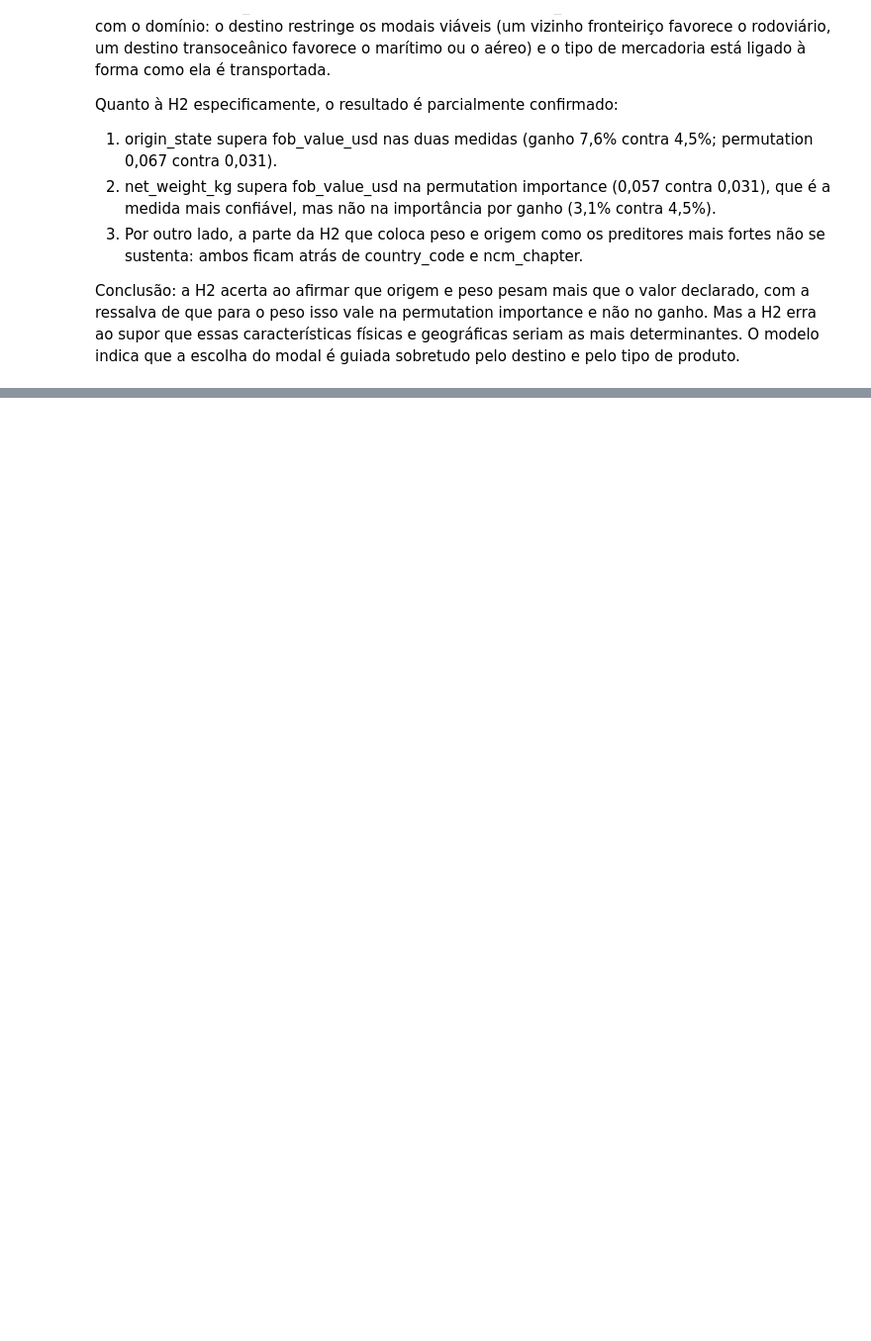
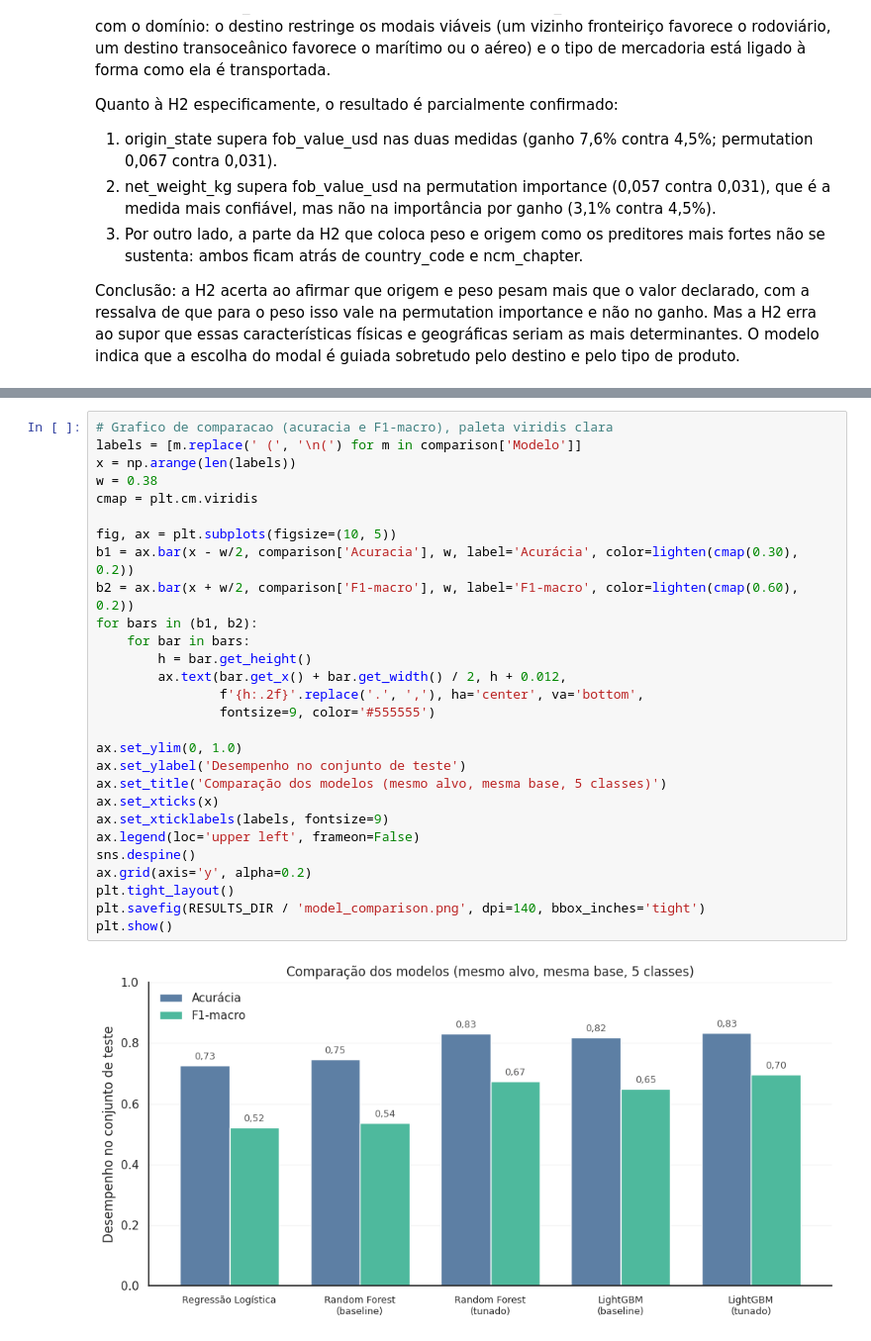
Before and after one commit to PamLissa/br-foreign-trade-analysis, a Jupyter notebook: milestone-4/notebooks/lightgbm_modeling.ipynb, the cells around one changed output, grey strips where cells are left out. Shown at 99% size. Cells and saved outputs as stored; diff of their text form; blank space fills up the shorter version.

```diff
--- a/milestone-4/notebooks/lightgbm_modeling.ipynb
+++ b/milestone-4/notebooks/lightgbm_modeling.ipynb
@@ -684,0 +719,30 @@ Conclusão: a H2 acerta ao afirmar que origem e peso pesam mais que o valor decl
+# %%
+# Grafico de comparacao (acuracia e F1-macro), paleta viridis clara
+labels = [m.replace(' (', '\n(') for m in comparison['Modelo']]
+x = np.arange(len(labels))
+w = 0.38
+cmap = plt.cm.viridis
+
+fig, ax = plt.subplots(figsize=(10, 5))
+b1 = ax.bar(x - w/2, comparison['Acuracia'], w, label='Acurácia', color=lighten(cmap(0.30), 0.2))
+b2 = ax.bar(x + w/2, comparison['F1-macro'], w, label='F1-macro', color=lighten(cmap(0.60), 0.2))
+for bars in (b1, b2):
+    for bar in bars:
+        h = bar.get_height()
+        ax.text(bar.get_x() + bar.get_width() / 2, h + 0.012,
+                f'{h:.2f}'.replace('.', ','), ha='center', va='bottom',
+                fontsize=9, color='#555555')
+
+ax.set_ylim(0, 1.0)
+ax.set_ylabel('Desempenho no conjunto de teste')
+ax.set_title('Comparação dos modelos (mesmo alvo, mesma base, 5 classes)')
+ax.set_xticks(x)
+ax.set_xticklabels(labels, fontsize=9)
+ax.legend(loc='upper left', frameon=False)
+sns.despine()
+ax.grid(axis='y', alpha=0.2)
+plt.tight_layout()
+plt.savefig(RESULTS_DIR / 'model_comparison.png', dpi=140, bbox_inches='tight')
+plt.show()
+# %% [output]
+[figure, added]
```
Also changed, not shown: parts of 9 cells of this notebook.
